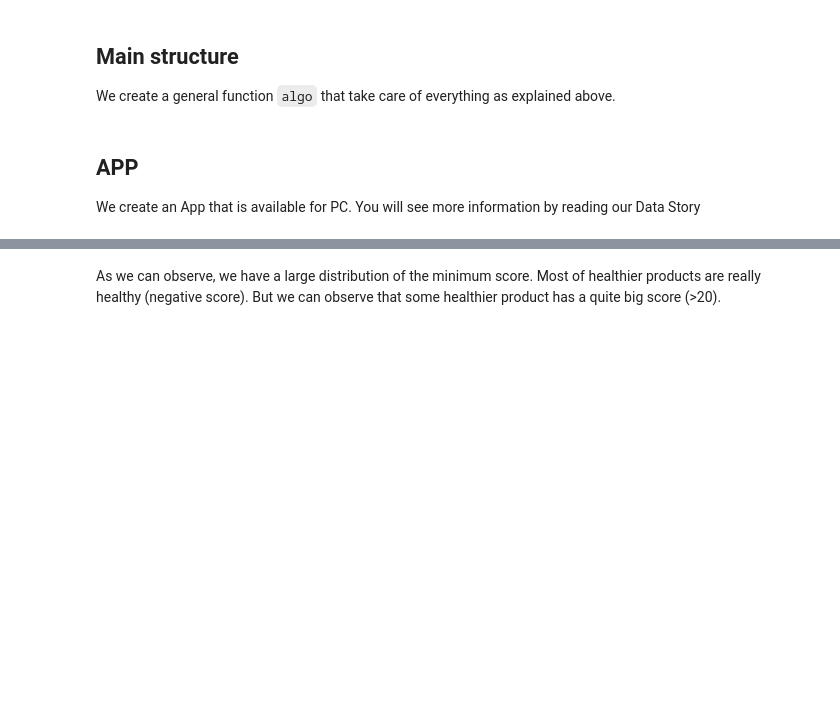
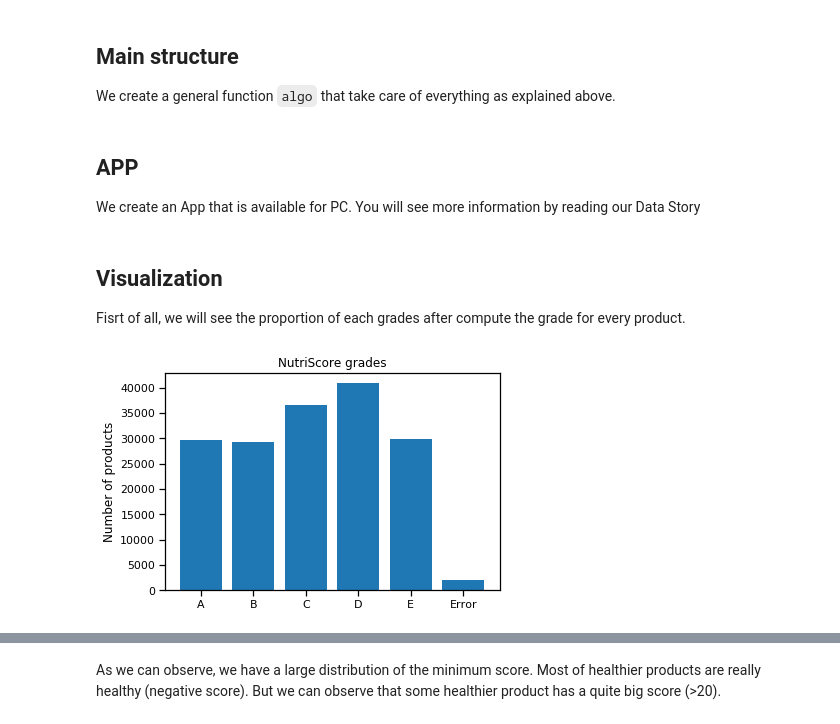
Before and after one commit to gmathez/Project_ADA_2018_Bruttin_Mathez_Petitpierre, a Jupyter notebook: Milestone_3.ipynb, the cells around one changed output, grey strips where cells are left out. Cells and saved outputs as stored; diff of their text form; code cells hidden in the pictures; blank space fills up the shorter version.

```diff
--- a/Milestone_3.ipynb
+++ b/Milestone_3.ipynb
@@ -301,3 +302,16 @@ text = algo(dict_product, dict_settings, data_food_final)
 ## APP
 
 We create an App that is available for PC. You will see more information by reading our Data Story
+# %% [markdown]
+## Visualization
+Fisrt of all, we will see the proportion of each grades after compute the grade for every product.
+# %%
+nutri_grade = dict(Counter(list(data_food_final['Predicted_NutriScore_grade'])).most_common())
+label = ['A', 'B', 'C', 'D', 'E', 'Error']
+values = [nutri_grade['a'], nutri_grade['b'], nutri_grade['c'], nutri_grade['d'], nutri_grade['e'], nutri_grade['Error']]
+
+plt.bar(x=label, height=values);
+plt.title('NutriScore grades');
+plt.ylabel('Number of products');
+# %% [output]
+[figure, added]
```
Also changed, not shown: parts of 8 cells of this notebook.
